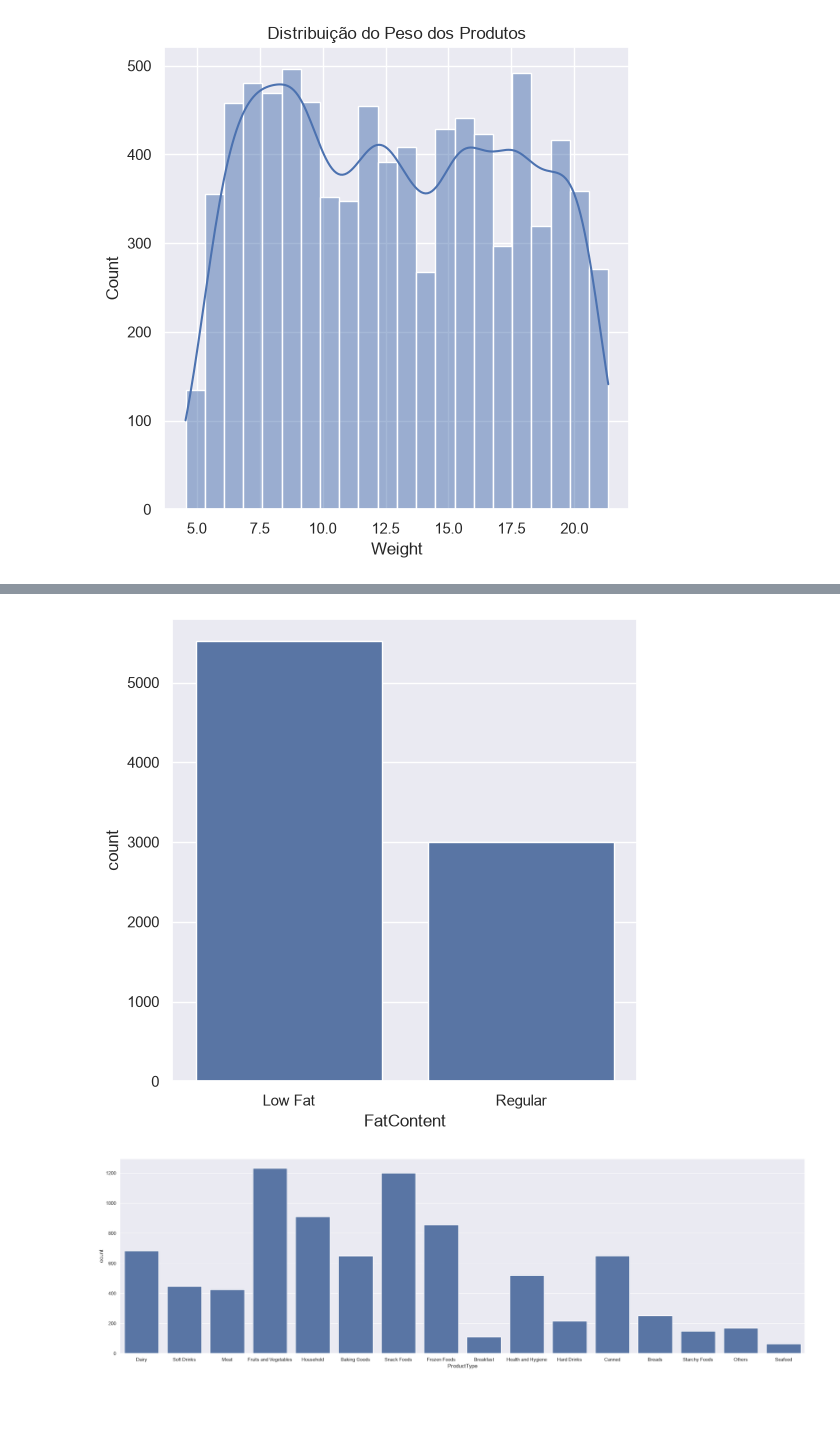
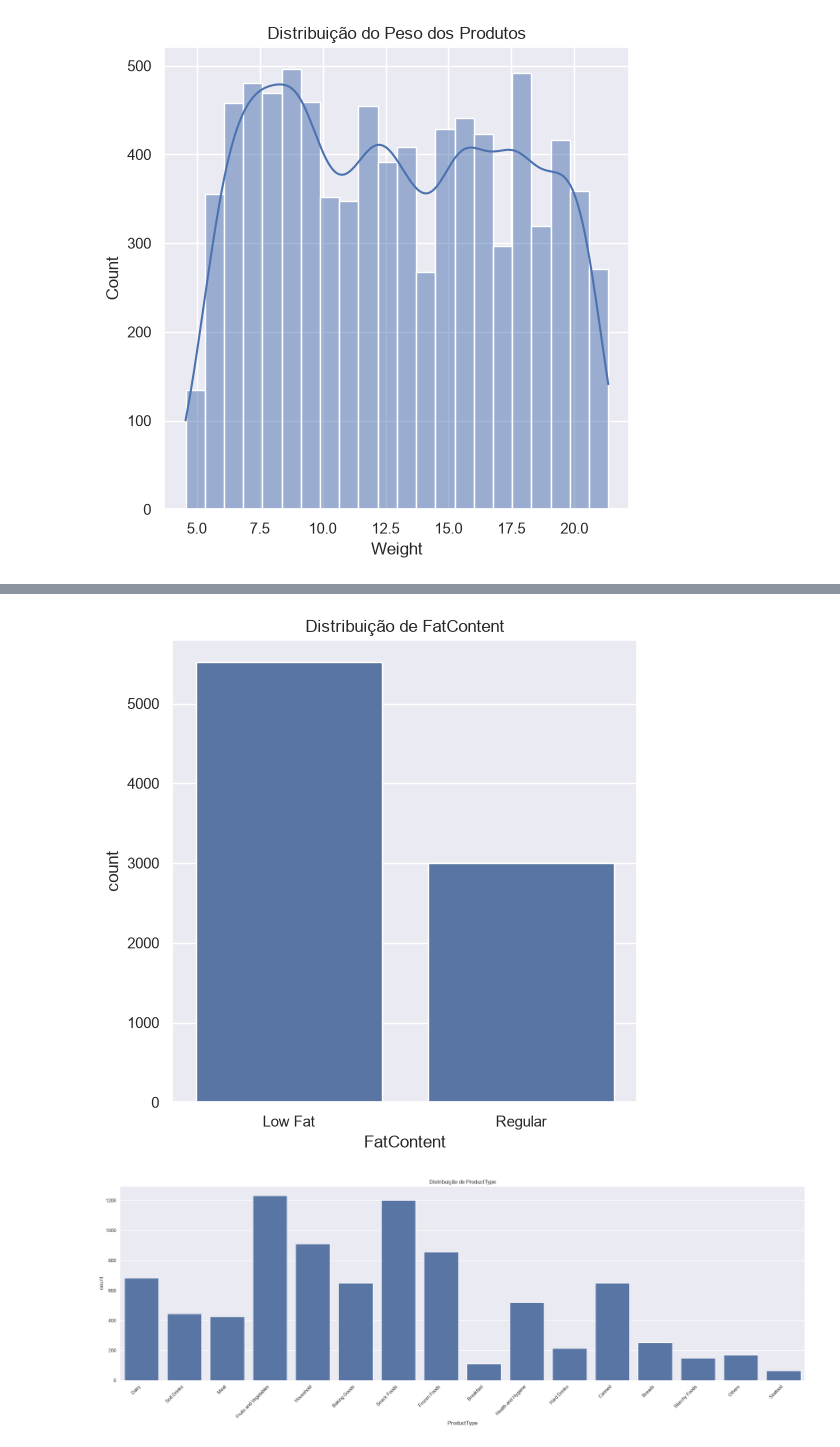
Before and after one commit to arthurferraz10/big-mart-sales-prediction, a Jupyter notebook: src/data.ipynb, the cells around one changed output, grey strips where cells are left out. Drawn from its saved outputs; the diff is of its cells as text; code cells hidden in the pictures; blank space fills up the shorter version.

```diff
--- a/src/data.ipynb
+++ b/src/data.ipynb
@@ -25,8 +25,8 @@ from sklearn import metrics
 O arquivo de treinamento é carregado em um DataFrame Pandas. As primeiras e últimas linhas são examinadas para entender a estrutura dos dados.
 # %%
 #banco de dados
-big_mart = pd.read_csv("db/Train-Set.csv")
-pd.concat([big_mart.head(10), big_mart.tail(10)])
+big_mart_train = pd.read_csv("db/Train-Set.csv")
+pd.concat([big_mart_train.head(10), big_mart_train.tail(10)])
 # %% [output]
 |  | ProductID | Weight | FatContent | ProductVisibility | ProductType | MRP | OutletID | EstablishmentYear | ... |
 | 0 | FDA15 | 9.300 | Low Fat | 0.016047 | Dairy | 249.8092 | OUT049 | 1999 | ... |
@@ -106,7 +106,7 @@ dtype: int64
 A coluna `FatContent` possui variações inconsistentes (ex: 'LF', 'low fat', 'Low Fat', 'reg', 'Regular'). Padronizaremos para dois valores distintos: 'Low Fat' e 'Regular'.
 # %%
 # Criamos um dicionário de mapeamento para corrigir os erros
-mapeamento_gordura = {
+mapeamento_gordura_train = {
     'LF': 'Low Fat',
     'low fat': 'Low Fat',
     'Low Fat': 'Low Fat',
@@ -115,7 +115,7 @@ mapeamento_gordura = {
 }
 
 # Aplicamos a correção na coluna do DataFrame
-big_mart['FatContent'] = big_mart['FatContent'].map(mapeamento_gordura)
+big_mart_train['FatContent'] = big_mart_train['FatContent'].map(mapeamento_gordura_train)
 # %% [markdown]
 ### 5.2 Imputação de Valores Ausentes em Weight
 
@@ -124,11 +124,11 @@ A coluna `Weight` possui valores ausentes. Utilizamos uma estratégia em duas et
 2. **Segunda etapa**: Para produtos que aparecem apenas uma vez e ainda têm NaN, preencher com a média por `ProductType`
 # %%
 # Estratégia: Preencher o peso nulo usando a média do próprio ID do produto
-big_mart['Weight'] = big_mart['Weight'].fillna(big_mart.groupby('ProductID')['Weight'].transform('mean'))
+big_mart_train['Weight'] = big_mart_train['Weight'].fillna(big_mart_train.groupby('ProductID')['Weight'].transform('mean'))
 
 # Caso ainda reste algum nulo (produtos que só aparecem uma vez e sem peso),
 # preenchemos com a média da categoria (ProductType)
-big_mart['Weight'] = big_mart['Weight'].fillna(big_mart.groupby('ProductType')['Weight'].transform('mean'))
+big_mart_train['Weight'] = big_mart_train['Weight'].fillna(big_mart_train.groupby('ProductType')['Weight'].transform('mean'))
 # %% [markdown]
 ## 6. Exploração Detalhada das Colunas
 
@@ -299,11 +299,11 @@ Supermarket Type3 Tier 1           0       0      0     0
                   Tier 3           0     935      0     0
 # %%
 # Agora vamos preencher os valores nulos de OutletSize usando a moda por OutletType
-mode_by_outlet_type = (
-    big_mart.groupby('OutletType')
+moda_por_outlet_type_train = (
+    big_mart_train.groupby('OutletType')
     ['OutletSize']
     .apply(lambda x: x.mode().iloc[0] if not x.mode().empty else np.nan)
 )
 
-big_mart['OutletSize'] = big_mart['OutletSize'].fillna(big_mart['OutletType'].map(mode_by_outlet_type))
+big_mart_train['OutletSize'] = big_mart_train['OutletSize'].fillna(big_mart_train['OutletType'].map(moda_por_outlet_type_train))
 # %%
@@ -364,20 +364,20 @@ plt.show()
 # %%
 # Frequência das categorias de gordura para validar a consistência da variável após o tratamento
 plt.figure(figsize=(6, 6))
-sns.countplot(x='FatContent', data=big_mart)
+sns.countplot(x='FatContent', data=big_mart_train)
 plt.title('Distribuição de FatContent')
 plt.show()
 # %% [output]
-[figure, old version]
+[figure, new version]
 # %%
 # Frequência dos tipos de produto para identificar categorias mais recorrentes na base
 plt.figure(figsize=(28, 8))
-sns.countplot(x='ProductType', data=big_mart)
+sns.countplot(x='ProductType', data=big_mart_train)
 plt.title('Distribuição de ProductType')
 plt.xticks(rotation=45, ha='right')
 plt.show()
 # %% [output]
-[figure, old version]
+[figure, new version]
 # %%
 # Frequência do tamanho das lojas para avaliar a composição da rede e a qualidade da imputação
 plt.figure(figsize=(6, 6))
```
Also changed, not shown: parts of 56 cells of this notebook, 1 other file.
